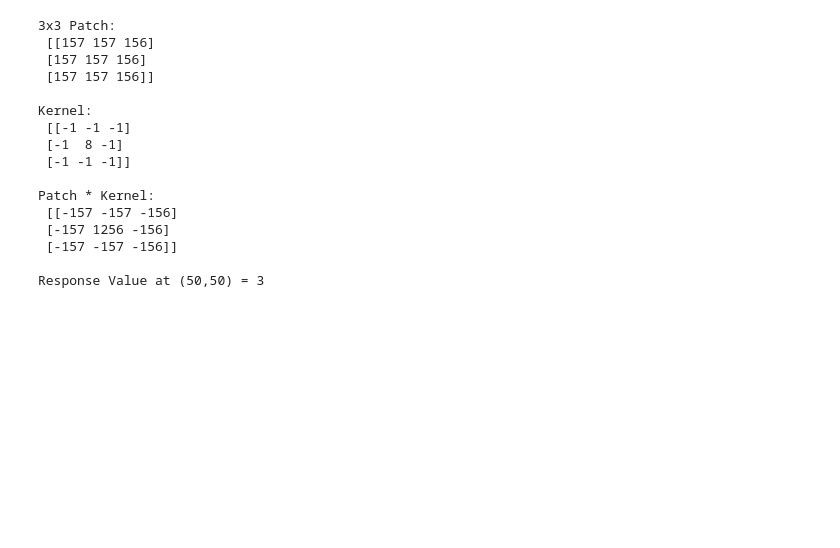
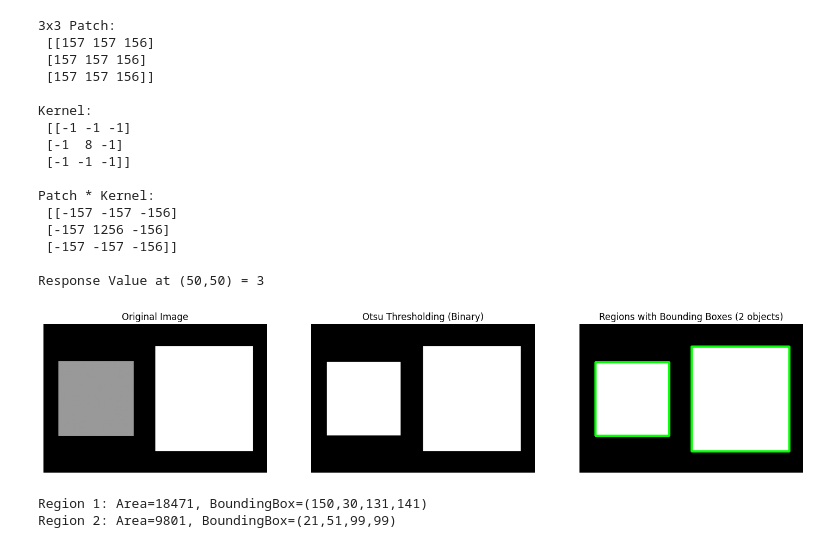
Before and after one commit to satyam-singh9828/3rd-year-projects-, a Jupyter notebook: image_segmentation.ipynb, the cells around one changed output. Saved outputs shown, nothing was run; the diff lists cells and outputs as text; code cells hidden in the pictures; blank space fills up the shorter version.

Commit message:
line, edge , point and region detection

```diff
--- a/image_segmentation.ipynb
+++ b/image_segmentation.ipynb
@@ -184,3 +184,65 @@ Patch * Kernel:
  [-157 -157 -156]]
 
 Response Value at (50,50) = 3
+# %%
+# ==========================
+# Otsu Thresholding + Region Detection (Simple Bounding Boxes)
+# ==========================
+
+import cv2
+import numpy as np
+import matplotlib.pyplot as plt
+
+# --- Step 1: Load Image ---
+# To use your own image in Colab:
+# from google.colab import files
+# uploaded = files.upload()
+# img = cv2.imread(list(uploaded.keys())[0], cv2.IMREAD_GRAYSCALE)
+
+# For demo: synthetic grayscale image with two regions
+img = np.zeros((200, 300), dtype=np.uint8)
+cv2.rectangle(img, (20, 50), (120, 150), 120, -1)   # Gray region
+cv2.rectangle(img, (150, 30), (280, 170), 200, -1)  # Bright region
+
+# --- Step 2: Preprocessing ---
+blur = cv2.GaussianBlur(img, (5,5), 0)
+
+# --- Step 3: Apply Otsu's Thresholding ---
+_, otsu_thresh = cv2.threshold(blur, 0, 255, cv2.THRESH_BINARY + cv2.THRESH_OTSU)
+
+# --- Step 4: Connected Components (region detection) ---
+num_labels, labels, stats, centroids = cv2.connectedComponentsWithStats(otsu_thresh)
+
+# --- Step 5: Convert binary to color for visualization ---
+output = cv2.cvtColor(otsu_thresh, cv2.COLOR_GRAY2BGR)
+
+# --- Step 6: Draw bounding boxes only ---
+for i in range(1, num_labels):  # skip background (label 0)
+    x, y, w, h, area = stats[i]
+    cv2.rectangle(output, (x, y), (x+w, y+h), (0, 255, 0), 2)  # simple green box
+
+# --- Step 7: Visualize results ---
+fig, axs = plt.subplots(1, 3, figsize=(18, 6))
+
+axs[0].imshow(img, cmap='gray')
+axs[0].set_title("Original Image")
+axs[0].axis("off")
+
+axs[1].imshow(otsu_thresh, cmap='gray')
+axs[1].set_title("Otsu Thresholding (Binary)")
+axs[1].axis("off")
+
+axs[2].imshow(output)
+axs[2].set_title(f"Regions with Bounding Boxes ({num_labels-1} objects)")
+axs[2].axis("off")
+
+plt.show()
+
+# --- Step 8: Print region info ---
+for i in range(1, num_labels):  # skip background
+    x, y, w, h, area = stats[i]
+    print(f"Region {i}: Area={area}, BoundingBox=({x},{y},{w},{h})")
+# %% [output]
+[figure, added]
+Region 1: Area=18471, BoundingBox=(150,30,131,141)
+Region 2: Area=9801, BoundingBox=(21,51,99,99)
```
